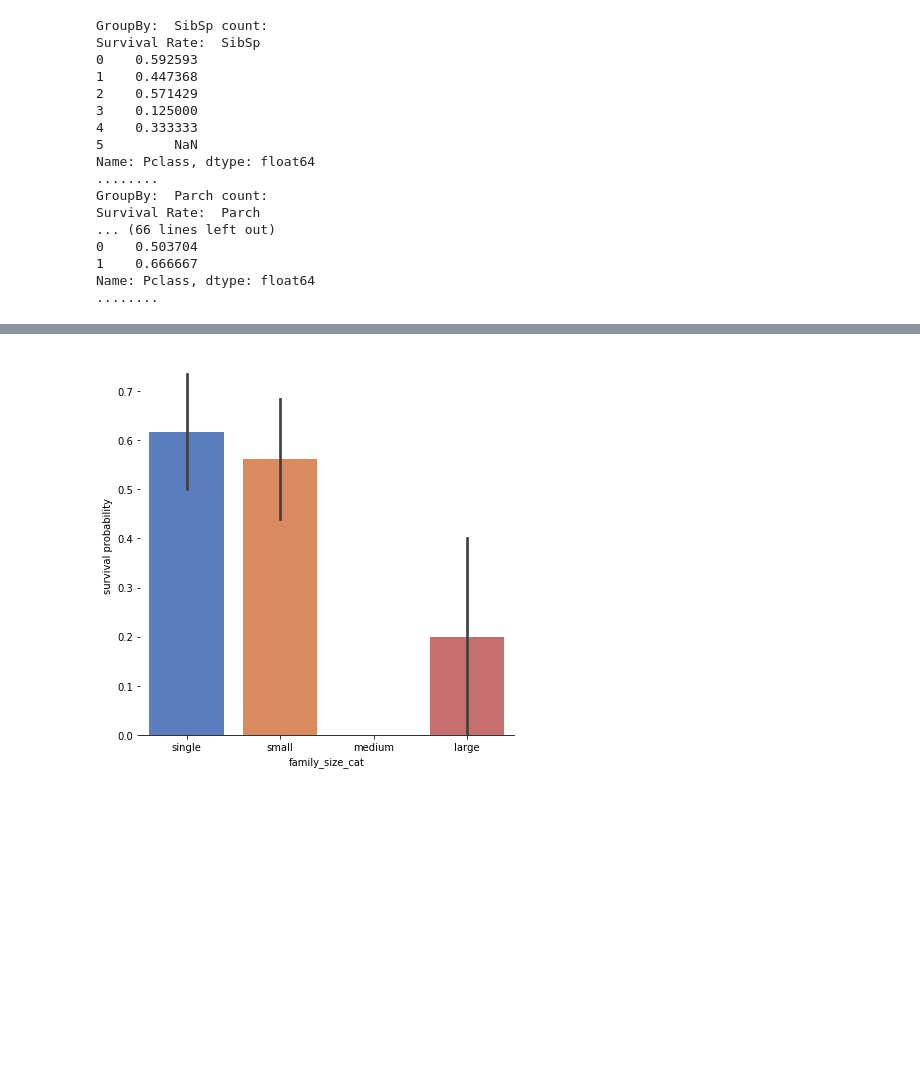
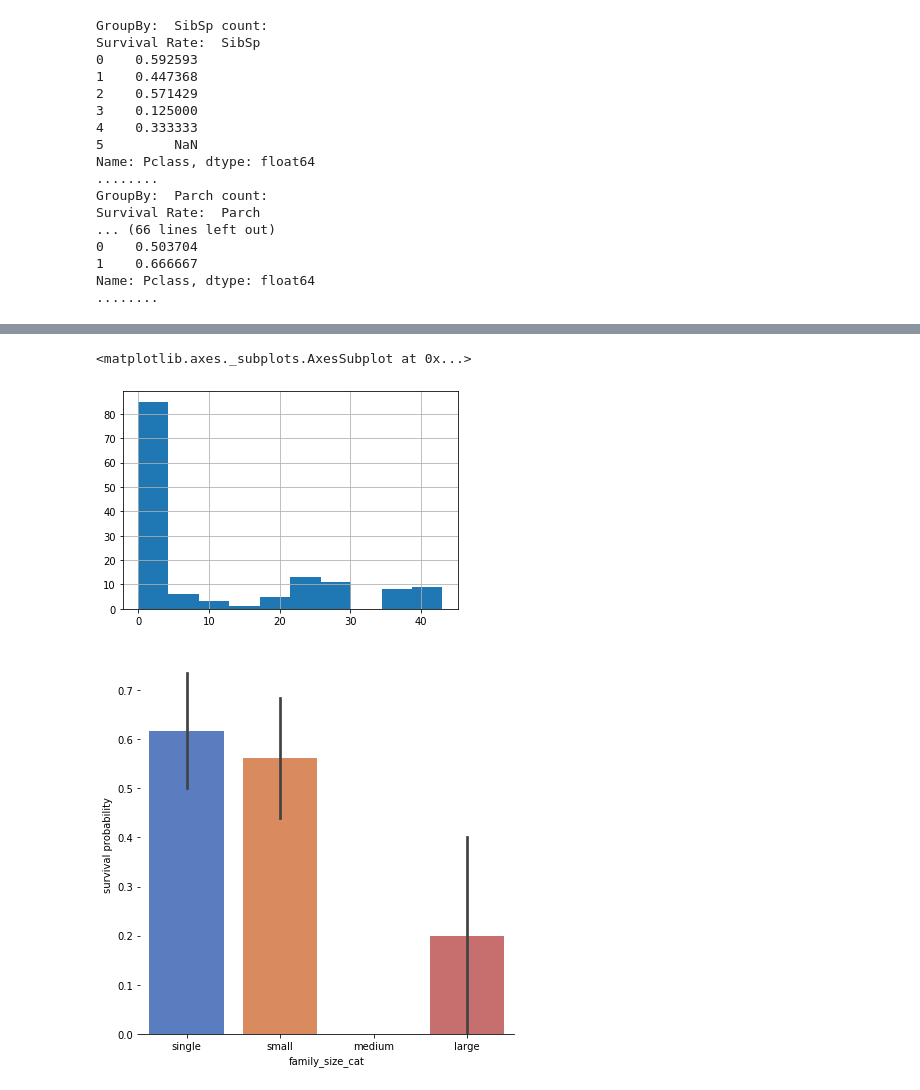
Before and after one commit to ggscanlon/kaggle, a Jupyter notebook: titanic/data_feature_generation.ipynb, the cells around one changed output, grey strips where cells are left out. Drawn from its saved outputs; the diff is of its cells as text; code cells hidden in the pictures; blank space fills up the shorter version.

```diff
--- a/titanic/data_feature_generation.ipynb
+++ b/titanic/data_feature_generation.ipynb
@@ -872,3 +1061,8 @@ g = g.set_ylabels("survival probability")
+# %%
+train[(train.Pclass==3)&(train.m_f==1)]['ticket_age_range'].hist()
+# %% [output]
+<matplotlib.axes._subplots.AxesSubplot at 0x...>
+[figure, added]
 # %%
 # Explore Parch feature vs Survived
 #the black bar is the std deviation and note the size of std dev of Parch = 3 = LARGE
```
Also changed, not shown: parts of 29 cells of this notebook, 6 other files.
